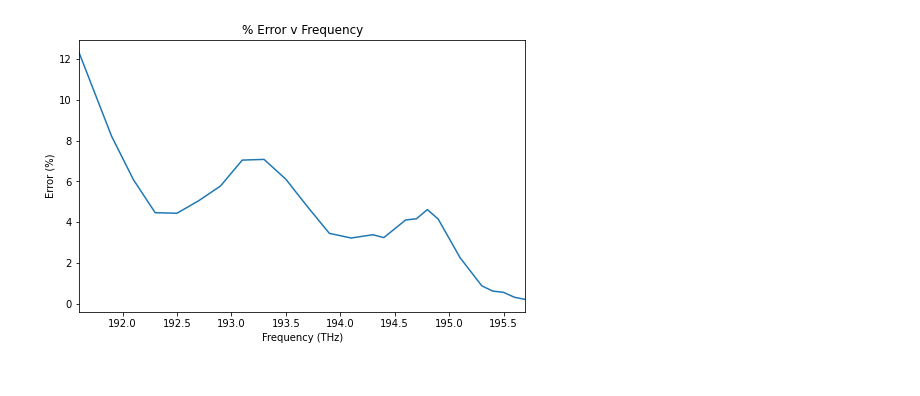
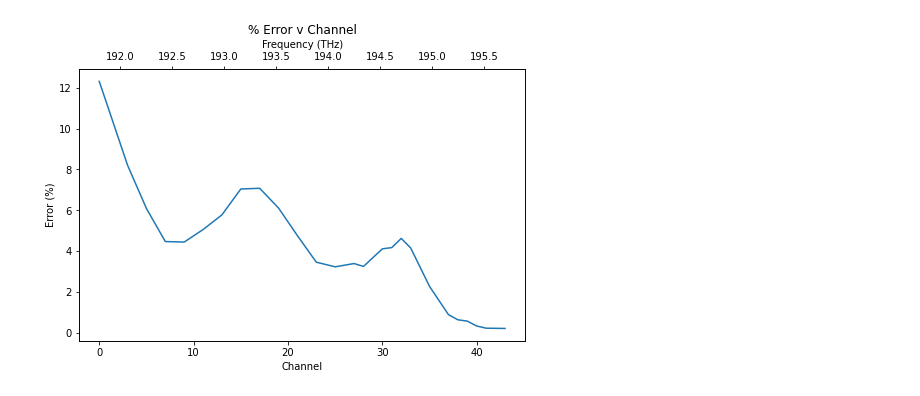
Before and after one commit to p-owens/MAI, a Jupyter notebook: results/origional combined model/ch_pct_err.ipynb, the cells around one changed output. Saved outputs shown, nothing was run; the diff lists cells and outputs as text; code cells hidden in the pictures.

```diff
--- a/results/origional combined model/ch_pct_err.ipynb
+++ b/results/origional combined model/ch_pct_err.ipynb
@@ -4,12 +4,14 @@ import numpy as np
 import matplotlib.pyplot as plt
 import pandas as pd
 # %%
-file_ext = 'pdf'
+file_ext = 'png'
 # %%
 pct_err = pd.read_csv(filepath_or_buffer= os.getcwd() + "/ch_pct_err.csv", header= None, index_col= None, names= ["Channel", "Error"])
 pct_err = pct_err.to_numpy()
 
 freqs = np.arange(191.6, 195.9, 0.1).tolist()
+# %%
+pct_err =  np.concatenate( (pct_err, [[43,0.2113]] ) )
 # %%
 ch_names = np.arange(44).tolist()
 freqs = np.arange(191.6, 195.9, 0.1).tolist()
@@ -17,16 +19,21 @@ for x in range(len(ch_names)):
   ch_names[x] = "Ch %.0f (%.1f)" % (ch_names[x], freqs[x])
 # %%
 freq = np.array([np.round(freqs[int(i)], 2)  for i in pct_err[:,0]])
+#chs = (ch_names(int(i)) for i  in pct_err[:,0])
 fig1, ax1 = plt.subplots(1, figsize = (8,5))
-ax1.plot(freq, pct_err[:,1])
+ax1.plot(pct_err[:,0], pct_err[:,1])
 #ax1.set_ylim([0, 450])
 
-ax1.set_xlabel('Frequency (THz)')
+ax1.set_xlabel('Channel')
 ax1.set_ylabel('Error (%)')
-ax1.set_title('% Error v Frequency')
-ax1.set_xlim([freq[0], freq[-1]])
+ax1.set_title('% Error v Channel')
+#ax1.set_xlim([-1, 44])
+
+ax2 = ax1.twiny()
+ax2.set_xlim([freq[0], freq[-1]])
+ax2.set_xlabel('Frequency (THz)' )
 
 fig1.savefig('{0}.{1}'.format('pct_err_freq',file_ext))
 # %% [output]
-[figure, old version]
+[figure, new version]
 # %%
```
Also changed, not shown: parts of 4 cells of this notebook, 25 other files.
